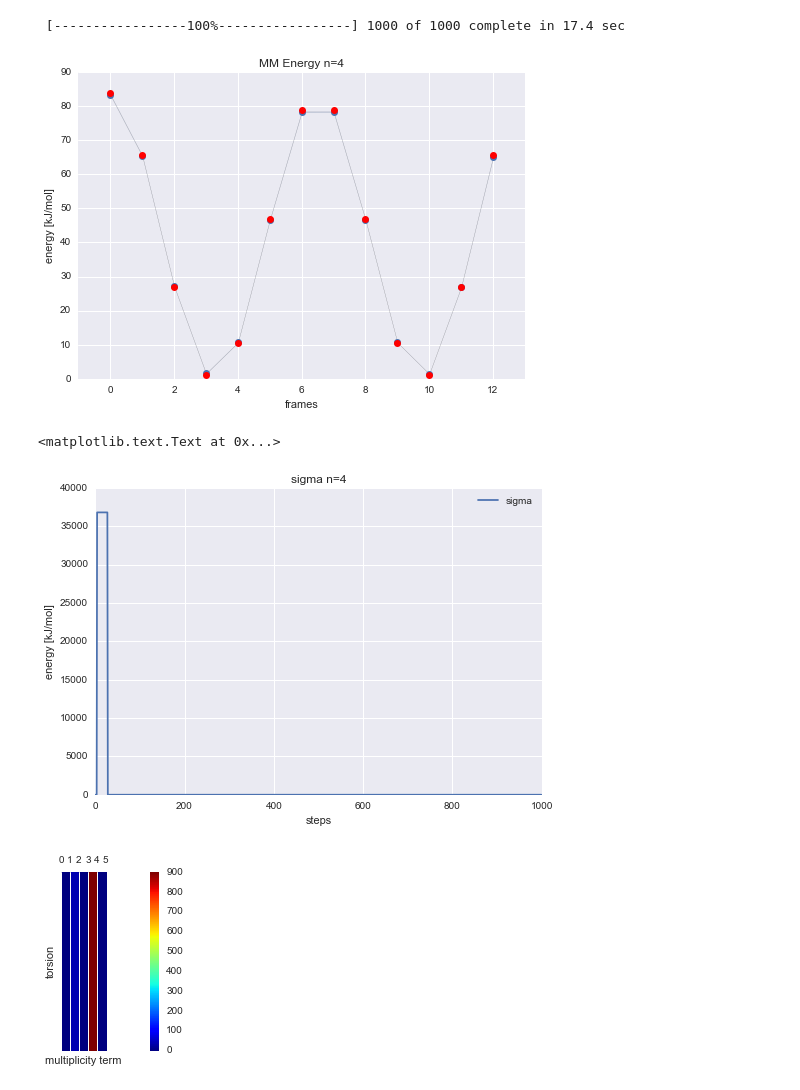
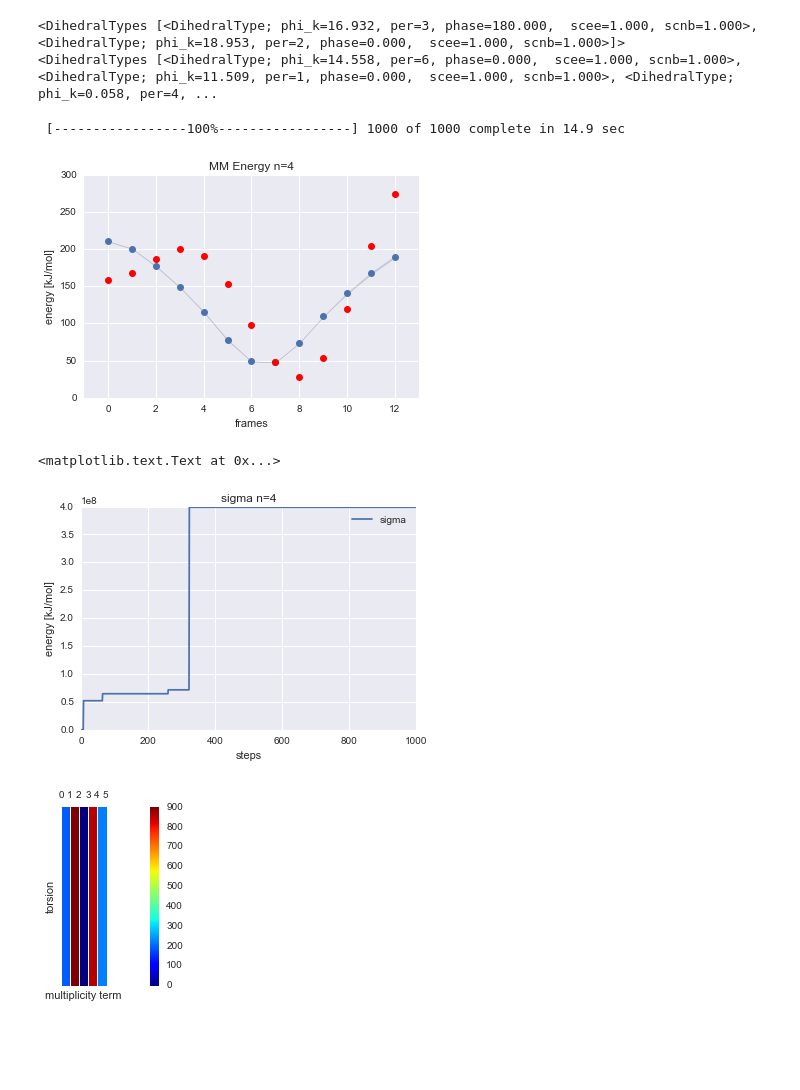
Before and after one commit to choderalab/torsionfit, a Jupyter notebook: examples/synthetic_data/Toy_model.ipynb, the cells around one changed output. Saved outputs shown, nothing was run; the diff lists cells and outputs as text; code cells hidden in the pictures; blank space fills up the shorter version.

Commit message:
randomized toy model

```diff
--- a/examples/synthetic_data/Toy_model.ipynb
+++ b/examples/synthetic_data/Toy_model.ipynb
@@ -122,0 +10,7 @@ scan_set = ScanSet.TorsionScanSet(positions.value_in_unit(units.nanometers), top
+# %%
+toy = ToyModel()
+plt.plot(toy.synthetic_energy)
+plt.plot(toy.synthetic_energy, 'ko')
+plt.xlabel('frames')
+plt.ylabel('energy [kJ/mol]')
+#plt.savefig('qm.pdf')
@@ -123,19 +22,24 @@ scan_set = ScanSet.TorsionScanSet(positions.value_in_unit(units.nanometers), top
+# %%
+print(toy.true_value)
+print(toy.initial_value)
+# %% [output]
+<DihedralTypes [<DihedralType; phi_k=16.932, per=3, phase=180.000,  scee=1.000, scnb=1.000>, <DihedralType; phi_k=18.953, per=2, phase=0.000,  scee=1.000, scnb=1.000>]>
+<DihedralTypes [<DihedralType; phi_k=14.558, per=6, phase=0.000,  scee=1.000, scnb=1.000>, <DihedralType; phi_k=11.509, per=1, phase=0.000,  scee=1.000, scnb=1.000>, <DihedralType; phi_k=0.058, per=4, ...
 # %%
-# create TorsionFitModel
-model = Model.TorsionFitModel(param, 'toy.str', scan_set, platform=platform, param_to_opt=[dih_type])
-sampler = MCMC(model.pymc_parameters)
+# sample
+sampler = MCMC(toy.model.pymc_parameters)
 sampler.sample(iter=1000)
 # %% [output]
- [-----------------100%-----------------] 1000 of 1000 complete in 17.4 sec
+ [-----------------100%-----------------] 1000 of 1000 complete in 14.9 sec
 # %%
 seaborn.tsplot(sampler.trace('mm_energy')[:], interpolate=False)
-plt.plot(qm_energy, 'o', color='r')
+plt.plot(toy.synthetic_energy, 'o', color='r')
 plt.title('MM Energy n=4')
 plt.xlabel('frames')
 plt.ylabel('energy [kJ/mol]')
 plt.savefig('n_4_mm_fit.pdf')
 # %% [output]
-[figure, old version]
+[figure, new version]
 # %%
 plt.plot(np.exp(sampler.trace('sigma')[:]), label='sigma')
 plt.legend()
@@ -144,12 +48,12 @@ plt.ylabel('energy [kJ/mol]')
 plt.title('sigma n=4')
 # %% [output]
 <matplotlib.text.Text at 0x...>
-[figure, old version]
+[figure, new version]
 # %%
 import torsionfit.plots as plots
-plots.marg_mult(model, sampler, 1000, 100, 'test_2.png')
+plots.marg_mult(toy.model, sampler, 1000, 100, 'test_2.png')
 # %% [output]
-[figure, old version]
+[figure, new version]
 # %%
 plots.trace_plots('CG331_CG321_CG321_CG331', sampler, markersize=2.0)
 # %% [output]
```
Also changed, not shown: parts of 13 cells of this notebook.
